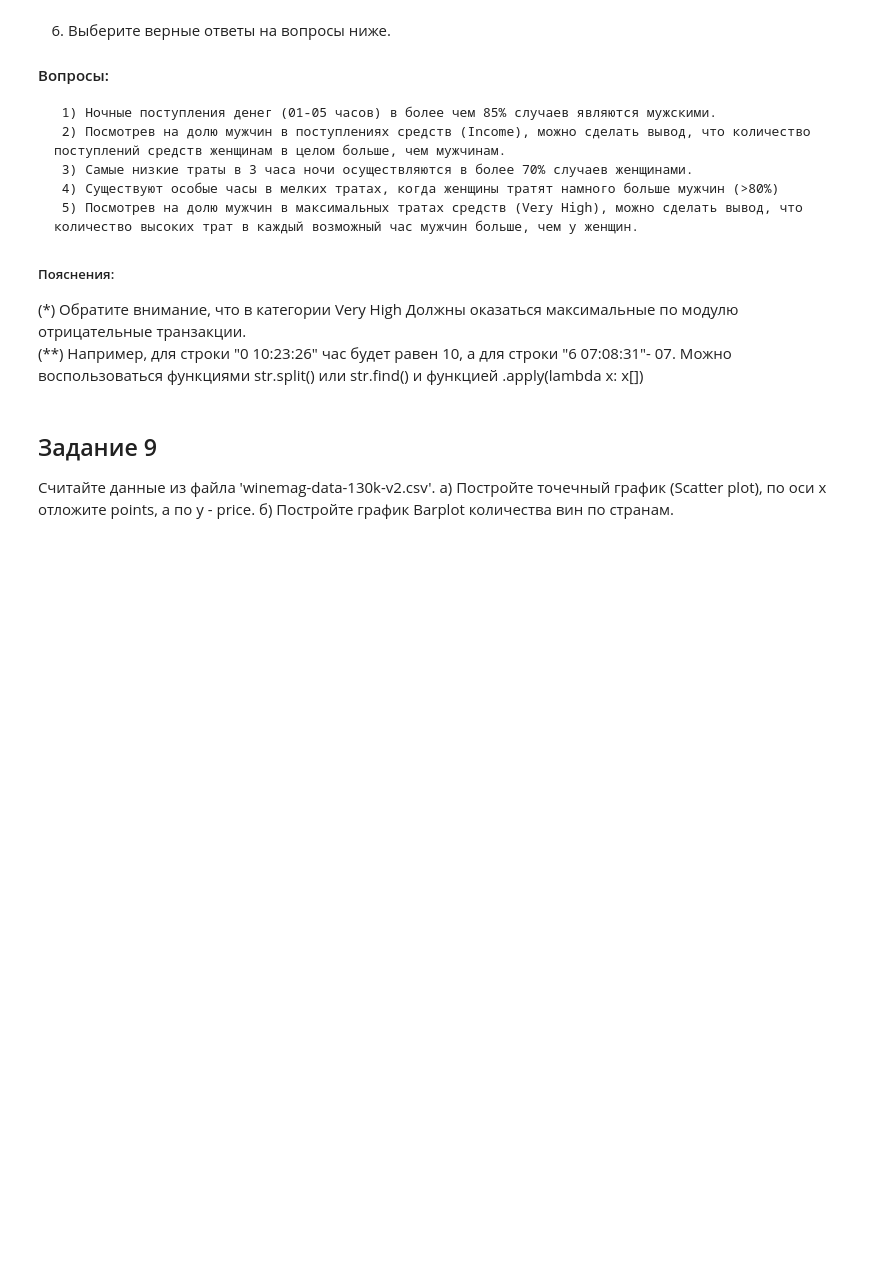
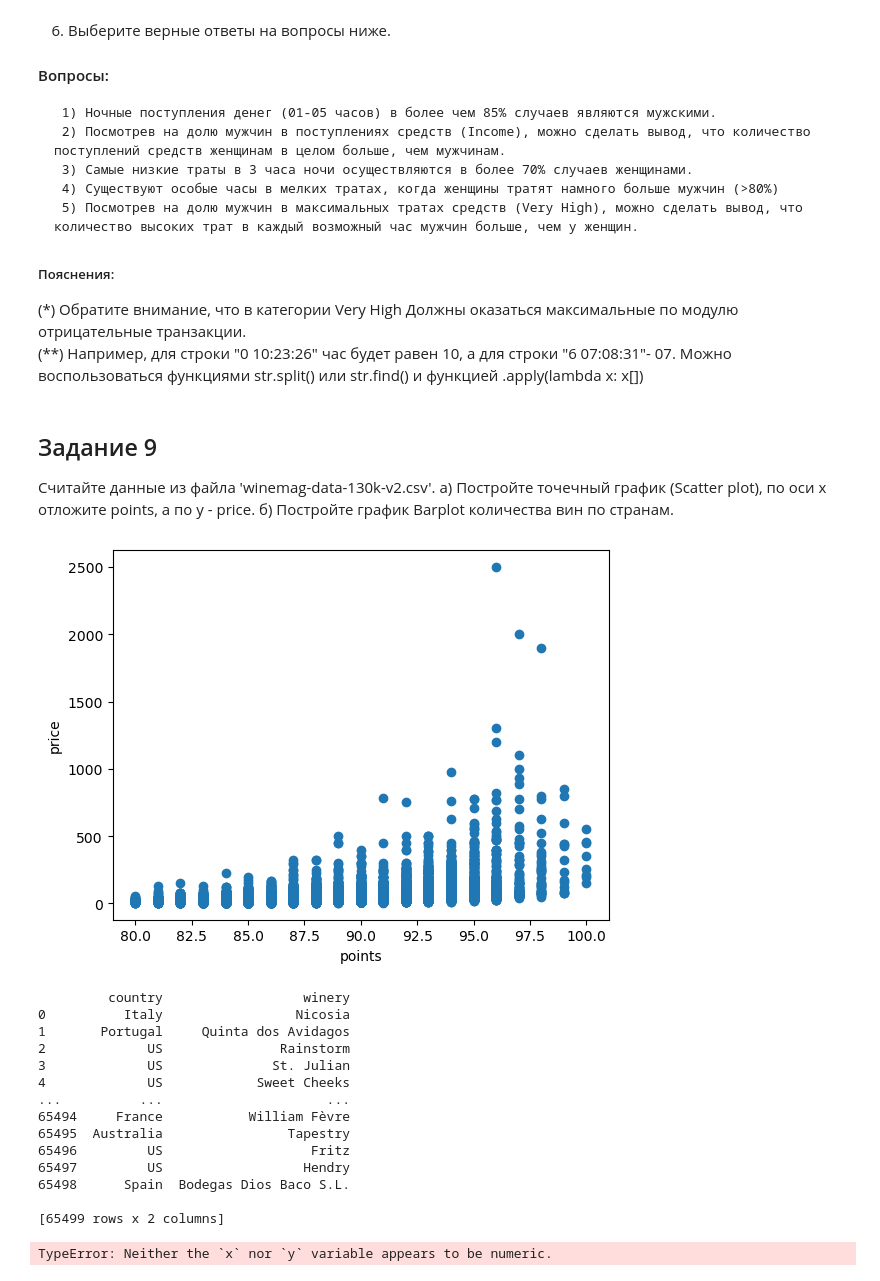
Before and after one commit to KoschavtcevDaniel/ML-DL.experiment, a Jupyter notebook: Lab1.ipynb, the cells around one changed output. Saved outputs shown, nothing was run; the diff lists cells and outputs as text; code cells hidden in the pictures; blank space fills up the shorter version.

```diff
--- a/Lab1.ipynb
+++ b/Lab1.ipynb
@@ -201,4 +329,36 @@ with pd.option_context('display.max_rows', None, 'display.max_columns', None):
 а) Постройте точечный график (Scatter plot), по оси х отложите points, а по y - price.
 б) Постройте график Barplot количества вин по странам.
 # %%
-### Type your code here
+import matplotlib.pyplot as plt
+
+
+wine = pd.read_csv('winemag-data-130k-v2.csv', sep=',')
+plt.scatter(wine['points'], wine['price'])
+plt.xlabel('points')
+plt.ylabel('price')
+plt.show()
+
+print(wine[['country', 'winery']])
+# %% [output]
+[figure, added]
+         country                  winery
+0          Italy                 Nicosia
+1       Portugal     Quinta dos Avidagos
+2             US               Rainstorm
+3             US              St. Julian
+4             US            Sweet Cheeks
+...          ...                     ...
+65494     France           William Fèvre
+65495  Australia                Tapestry
+65496         US                   Fritz
+65497         US                  Hendry
+65498      Spain  Bodegas Dios Baco S.L.
+
+[65499 rows x 2 columns]
+# %%
+import seaborn as sb
+wine = pd.read_csv('winemag-data-130k-v2.csv', sep=',')
+wine[''] = wine.value_counts
+sb.barplot(x='winery', y='country', data=wine)
+# %% [output]
+TypeError: Neither the `x` nor `y` variable appears to be numeric.
```
Also changed, not shown: parts of 7 cells of this notebook.
